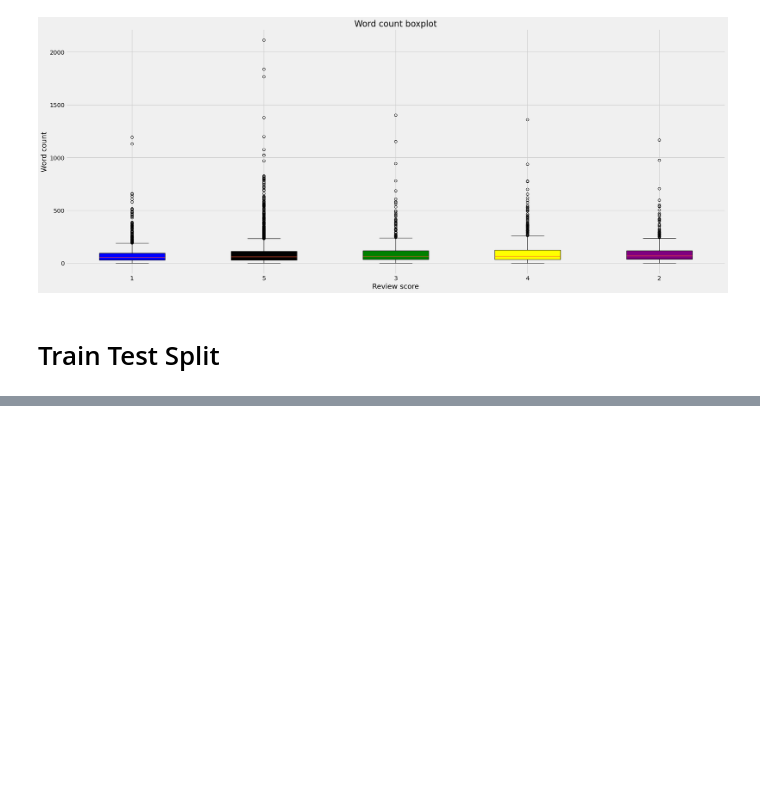
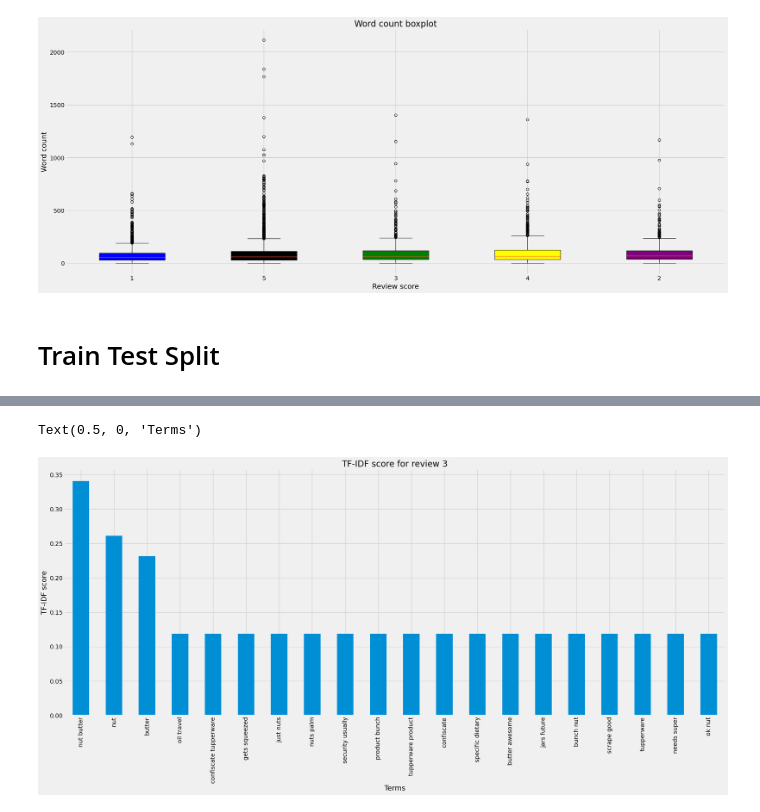
Before and after one commit to cmannnn/customer_reviews, a Jupyter notebook: main.ipynb, the cells around one changed output, grey strips where cells are left out. Cells and saved outputs as stored; diff of their text form; code cells hidden in the pictures; blank space fills up the shorter version.

```diff
--- a/main.ipynb
+++ b/main.ipynb
@@ -217,2 +247,2 @@ reviews.sample(5)
 # %%
-reviews_train, reviews_test = train_test_split(reviews, test_size=0.20, random_state=42)
+english_reviews_train, english_reviews_test = train_test_split(english_reviews, test_size=0.20, random_state=42)
@@ -226,0 +257,3 @@ len(reviews_test)
+# %%
+y = english_reviews_train['RATING'].tolist()
+english_reviews_train_text = english_reviews_train['REVIEW_TEXT']
@@ -226,0 +262,4 @@ len(reviews_test)
+# %%
+tfidf = TfidfVectorizer(ngram_range =(1,2), stop_words = 'english')
+features = tfidf.fit_transform(english_reviews_train_text)
+df_tfidf = pd.DataFrame(features.toarray(), columns = tfidf.get_feature_names_out())
@@ -226,0 +271,3 @@ len(reviews_test)
+# %%
+df_tfidf_three  = df_tfidf.iloc[2]
+sorted_doc_three_scores = df_tfidf_three.sort_values(ascending=False)
@@ -226,0 +294,11 @@ len(reviews_test)
+# %%
+plt.style.use('fivethirtyeight')
+fig, ax = plt.subplots(figsize = (25, 10))
+
+sorted_doc_three_scores[:20].plot(kind = 'bar')
+plt.title('TF-IDF score for review 3')
+plt.ylabel('TF-IDF score')
+plt.xlabel('Terms')
+# %% [output]
+Text(0.5, 0, 'Terms')
+[figure, added]
```
Also changed, not shown: parts of 21 cells of this notebook.
